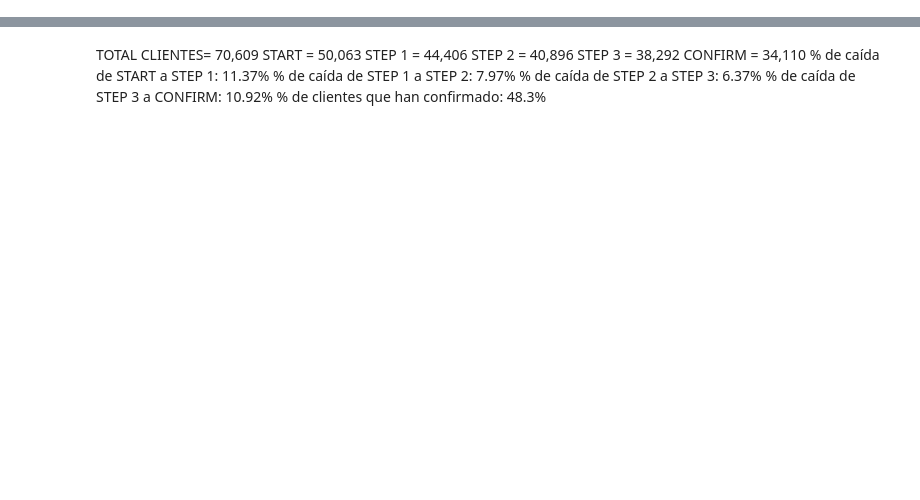
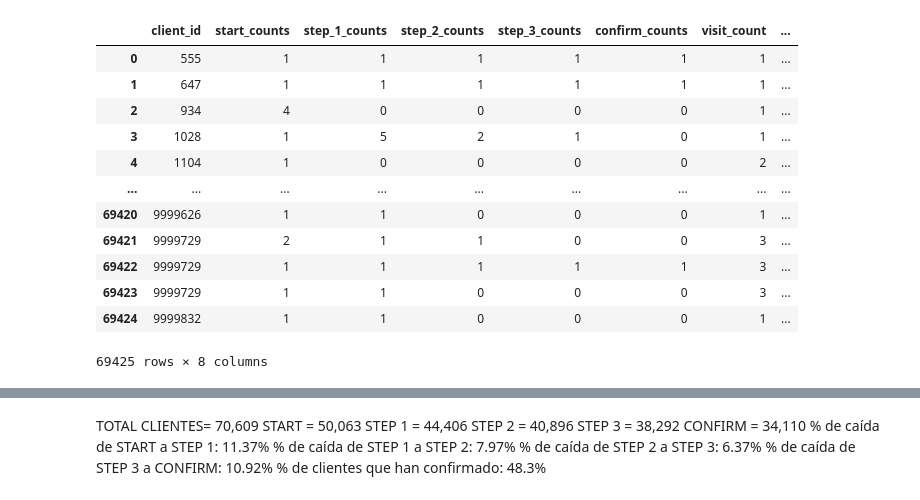
Before and after one commit to Ivannnsr/customer-experience-team-vanguard, a Jupyter notebook: mique_ivan.ipynb, the cells around one changed output, grey strips where cells are left out. Cells and saved outputs as stored; diff of their text form; code cells hidden in the pictures; blank space fills up the shorter version.

```diff
--- a/mique_ivan.ipynb
+++ b/mique_ivan.ipynb
@@ -67,0 +365,24 @@ pivot_df
+# %%
+pivot_df.rename(columns={
+    'start': 'start_counts',
+    'step_1': 'step_1_counts',
+    'step_2': 'step_2_counts',
+    'step_3': 'step_3_counts',
+    'confirm': 'confirm_counts'
+}, inplace=True)
+
+pivot_df
+# %% [output]
+|  | client_id | start_counts | step_1_counts | step_2_counts | step_3_counts | confirm_counts | visit_count | ... |
+| 0 | 555 | 1 | 1 | 1 | 1 | 1 | 1 | ... |
+| 1 | 647 | 1 | 1 | 1 | 1 | 1 | 1 | ... |
+| 2 | 934 | 4 | 0 | 0 | 0 | 0 | 1 | ... |
+| 3 | 1028 | 1 | 5 | 2 | 1 | 0 | 1 | ... |
+| 4 | 1104 | 1 | 0 | 0 | 0 | 0 | 2 | ... |
+| ... | ... | ... | ... | ... | ... | ... | ... | ... |
+| 69420 | 9999626 | 1 | 1 | 0 | 0 | 0 | 1 | ... |
+| 69421 | 9999729 | 2 | 1 | 1 | 0 | 0 | 3 | ... |
+| 69422 | 9999729 | 1 | 1 | 1 | 1 | 1 | 3 | ... |
+| 69423 | 9999729 | 1 | 1 | 0 | 0 | 0 | 3 | ... |
+| 69424 | 9999832 | 1 | 1 | 0 | 0 | 0 | 1 | ... |
+69425 rows × 8 columns
```
Also changed, not shown: parts of 71 cells of this notebook, 3 other files.
